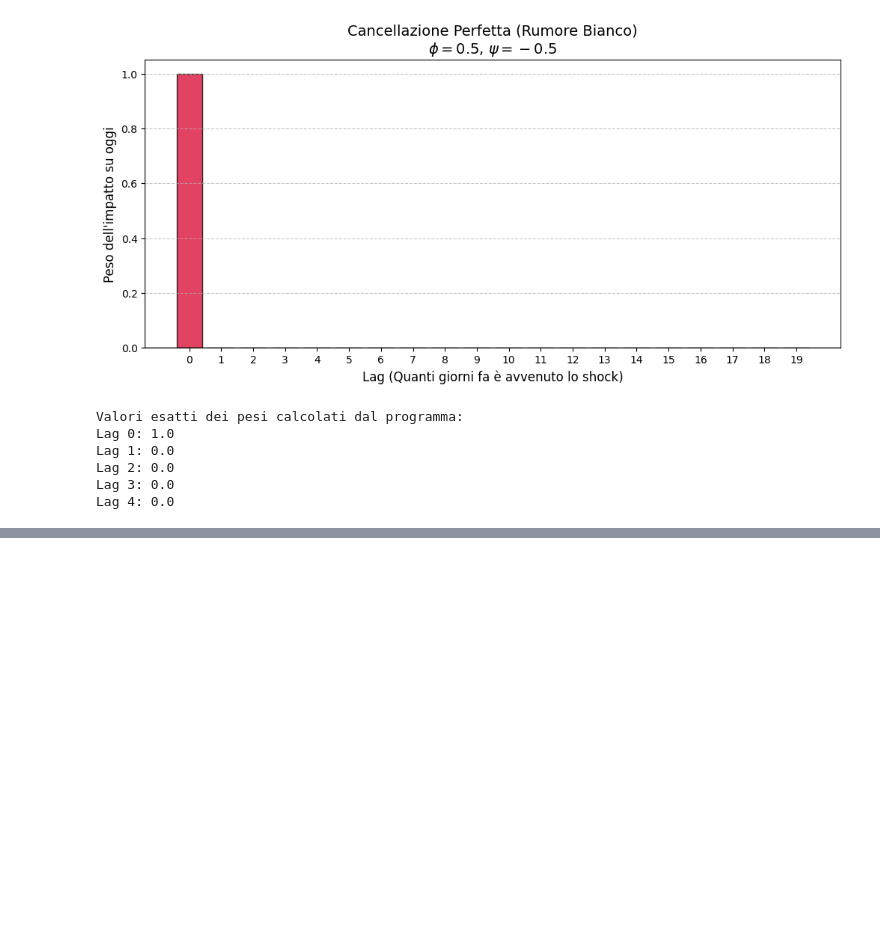
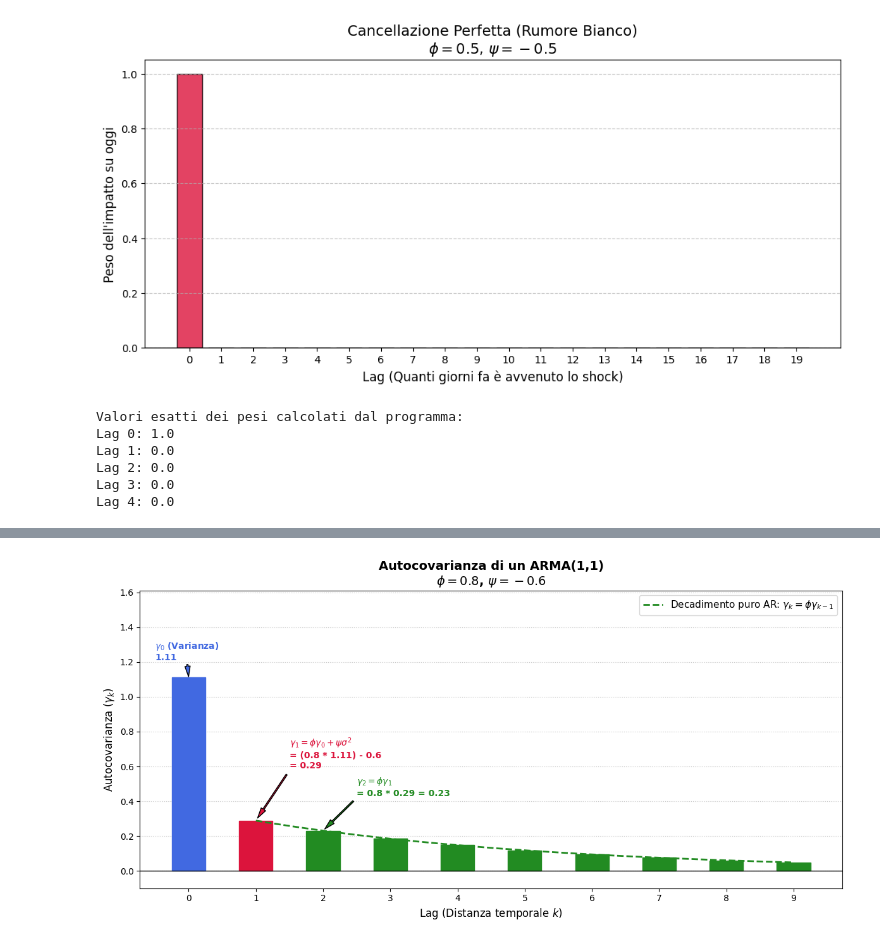
Before and after one commit to okjhonny/Time-Series-Th, a Jupyter notebook: Proof.ipynb, the cells around one changed output, grey strips where cells are left out. Cells and saved outputs as stored; diff of their text form; code cells hidden in the pictures; blank space fills up the shorter version.

```diff
--- a/Proof.ipynb
+++ b/Proof.ipynb
@@ -249,0 +385,90 @@ Lag 4: 0.0
+# %%
+# "indice custom" è implementare un modello a Stati Nascosti di Markov (Hidden Markov Model - HMM)
+import numpy as np
+import matplotlib.pyplot as plt
+from statsmodels.tsa.arima_process import ArmaProcess
+
+# 1. Impostiamo i parametri
+# Usiamo un'inerzia forte (phi=0.8) e uno shock negativo (psi=-0.6)
+# per rendere il "gradino" del Lag 1 molto evidente visivamente.
+phi = 0.8
+psi = -0.6
+sigma2 = 1.0 # Varianza fissa dello shock (rumore bianco)
+
+ar_params = np.array([1, -phi])
+ma_params = np.array([1, psi])
+
+# Creiamo il processo teorico ARMA(1,1)
+processo_arma = ArmaProcess(ar_params, ma_params)
+
+# Estraiamo l'Autocovarianza (Gamma) per i primi 10 lag
+lags = 10
+gamma = processo_arma.acovf(lags)
+
+# 2. Creazione del Grafico
+fig, ax = plt.subplots(figsize=(12, 6))
+
+# Disegniamo le barre dell'autocovarianza
+x = np.arange(lags)
+bars = ax.bar(x, gamma, color='lightgray', edgecolor='black', width=0.5, zorder=2)
+
+# --- Evidenziamo le 3 Fasi Matematiche ---
+
+# FASE 1: Lag 0 (Varianza Totale)
+bars[0].set_color('royalblue')
+ax.annotate(f"$\gamma_0$ (Varianza)\n{gamma[0]:.2f}",
+            xy=(0, gamma[0]), xytext=(-0.5, gamma[0] + 0.1),
+            arrowprops=dict(facecolor='royalblue', shrink=0.05, width=1.5, headwidth=6),
+            fontsize=10, fontweight='bold', color='royalblue')
+
+# FASE 2: Lag 1 (L'anomalia ibrida AR + MA)
+bars[1].set_color('crimson')
+testo_lag1 = f"$\gamma_1 = \phi\gamma_0 + \psi\sigma^2$\n= (0.8 * {gamma[0]:.2f}) - 0.6\n= {gamma[1]:.2f}"
+ax.annotate(testo_lag1,
+            xy=(1, gamma[1]), xytext=(1.5, gamma[1] + 0.3),
+            arrowprops=dict(facecolor='crimson', shrink=0.05, width=1.5, headwidth=6),
+            fontsize=10, fontweight='bold', color='crimson')
+
+# FASE 3: Lag 2+ (Il puro decadimento esponenziale)
+for i in range(2, lags):
+    bars[i].set_color('forestgreen')
+
+# Disegniamo la curva del decadimento (che parte da Lag 1) per dimostrare la regola fissa
+x_curve = np.linspace(1, lags-1, 100)
+# La formula del decadimento continuo partendo dal punto gamma[1]
+y_curve = gamma[1] * (phi ** (x_curve - 1))
+ax.plot(x_curve, y_curve, color='forestgreen', linestyle='--', linewidth=2, zorder=3,
+        label="Decadimento puro AR: $\gamma_k = \phi \gamma_{k-1}$")
+
+# Annotazione per il Lag 2 per mostrare il legame col Lag 1
+ax.annotate(f"$\gamma_2 = \phi\gamma_1$\n= 0.8 * {gamma[1]:.2f} = {gamma[2]:.2f}",
+            xy=(2, gamma[2]), xytext=(2.5, gamma[2] + 0.2),
+            arrowprops=dict(facecolor='forestgreen', shrink=0.05, width=1.5, headwidth=6),
+            fontsize=10, fontweight='bold', color='forestgreen')
+
+# Estetica del grafico
+ax.axhline(0, color='black', lw=1)
+ax.set_title(f"Autocovarianza di un ARMA(1,1)\n$\phi={phi}$, $\psi={psi}$", fontsize=14, fontweight='bold')
+ax.set_xlabel("Lag (Distanza temporale $k$)", fontsize=12)
+ax.set_ylabel("Autocovarianza ($\gamma_k$)", fontsize=12)
+ax.set_xticks(x)
+ax.set_ylim(-0.1, gamma[0] + 0.5)
+ax.grid(axis='y', linestyle=':', alpha=0.7, zorder=1)
+ax.legend(loc='upper right', fontsize=11)
+
+plt.tight_layout()
+plt.show()
+
+# 3. Stampa di verifica matematica nella console
+print("--- VERIFICA MATEMATICA DEI CALCOLI ---")
+print(f"Gamma 0 (estratto dal modello): {gamma[0]:.4f}")
+
+gamma_1_manuale = phi * gamma[0] + (psi * sigma2)
+print(f"Gamma 1 (calcolato a mano: phi*gamma0 + psi*sigma2): {gamma_1_manuale:.4f}")
+print(f"Gamma 1 (estratto dal modello): {gamma[1]:.4f} -> Coincidono? {np.isclose(gamma_1_manuale, gamma[1])}")
+
+gamma_2_manuale = phi * gamma[1]
+print(f"Gamma 2 (calcolato a mano: phi*gamma1): {gamma_2_manuale:.4f}")
+print(f"Gamma 2 (estratto dal modello): {gamma[2]:.4f} -> Coincidono? {np.isclose(gamma_2_manuale, gamma[2])}")
+# %% [output]
+[figure, added]
```
Also changed, not shown: parts of 10 cells of this notebook.
